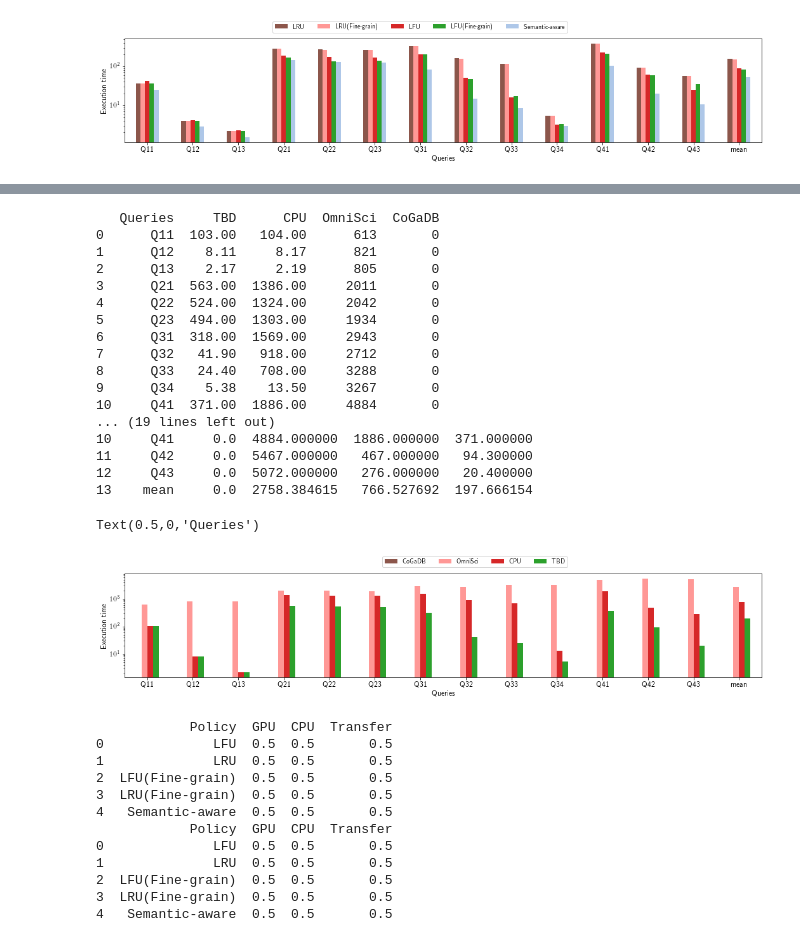
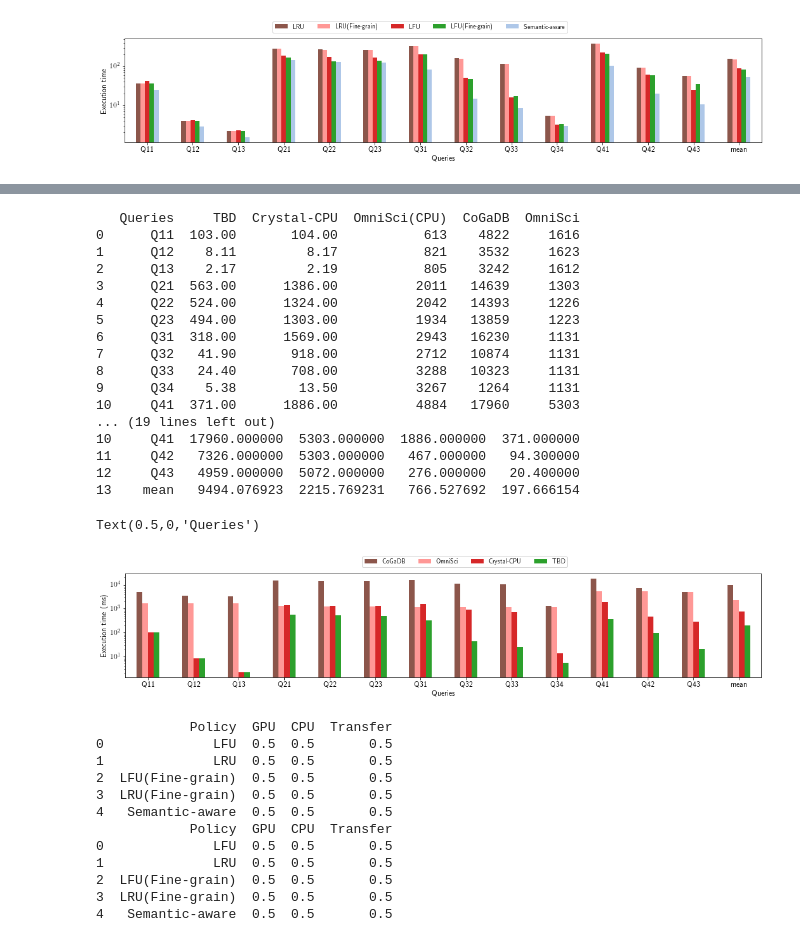
Before and after one commit to bwyogatama/Mordred-Deprecated, a Jupyter notebook: final.ipynb, the cells around one changed output, grey strips where cells are left out. Cells and saved outputs as stored; diff of their text form; code cells hidden in the pictures.

```diff
--- a/final.ipynb
+++ b/final.ipynb
@@ -1524,66 +1521,66 @@ import io
 
 data = {}
 
 
-data = """Queries,TBD,CPU,OmniSci,CoGaDB
-Q11, 103, 104, 613, 0
-Q12, 8.11, 8.17, 821, 0
-Q13, 2.17, 2.19, 805, 0
-Q21, 563, 1386, 2011, 0
-Q22, 524, 1324, 2042, 0
-Q23, 494, 1303, 1934, 0
-Q31, 318, 1569, 2943, 0
-Q32, 41.9, 918, 2712, 0
-Q33, 24.4, 708, 3288, 0
-Q34, 5.38, 13.5, 3267, 0
-Q41, 371, 1886, 4884, 0
-Q42, 94.3, 467, 5467, 0
-Q43, 20.4, 276, 5072, 0
+data = """Queries,TBD,Crystal-CPU,OmniSci(CPU),CoGaDB,OmniSci
+Q11, 103, 104, 613, 4822, 1616
+Q12, 8.11, 8.17, 821, 3532, 1623
+Q13, 2.17, 2.19, 805, 3242, 1612
+Q21, 563, 1386, 2011, 14639, 1303
+Q22, 524, 1324, 2042, 14393, 1226
+Q23, 494, 1303, 1934, 13859, 1223
+Q31, 318, 1569, 2943, 16230, 1131
+Q32, 41.9, 918, 2712, 10874, 1131
+Q33, 24.4, 708, 3288, 10323, 1131
+Q34, 5.38, 13.5, 3267, 1264, 1131
+Q41, 371, 1886, 4884, 17960, 5303
+Q42, 94.3, 467, 5467, 7326, 5303
+Q43, 20.4, 276, 5072, 4959, 5072
 """
 
 df = pd.read_csv(io.StringIO(data))
 
 print(df)
 
-df = df[['Queries','CoGaDB', 'OmniSci', 'CPU', 'TBD']]
+df = df[['Queries','CoGaDB', 'OmniSci', 'Crystal-CPU', 'TBD']]
 
 df2 = df.mean(axis = 0)
 df2['Queries'] = 'mean'
 
 print(df2)
 
 df = df.append(df2, ignore_index = True)
 
 print(df)
 
 my_colors = list(islice(cycle([tableau20[10], tableau20[7], tableau20[6], tableau20[4], tableau20[1], tableau20[2], 'k']), None, len(df)))
 
 plt.rcParams["figure.figsize"] = (18,3)
 fig, ax = plt.subplots()
 ax.set_yscale('log')
 df.set_index('Queries').plot(kind='bar', ax = ax, rot=0, color=my_colors, fontsize=12).legend(ncol=4, bbox_to_anchor=(0.7, 1.2))
-ax.set_ylabel("Execution time", fontsize=12)
+ax.set_ylabel("Execution time (ms)", fontsize=12)
 ax.set_xlabel("Queries", fontsize=12)
 # %% [output]
-   Queries     TBD      CPU  OmniSci  CoGaDB
-0      Q11  103.00   104.00      613       0
-1      Q12    8.11     8.17      821       0
-2      Q13    2.17     2.19      805       0
-3      Q21  563.00  1386.00     2011       0
-4      Q22  524.00  1324.00     2042       0
-5      Q23  494.00  1303.00     1934       0
-6      Q31  318.00  1569.00     2943       0
-7      Q32   41.90   918.00     2712       0
-8      Q33   24.40   708.00     3288       0
-9      Q34    5.38    13.50     3267       0
-10     Q41  371.00  1886.00     4884       0
+   Queries     TBD  Crystal-CPU  OmniSci(CPU)  CoGaDB  OmniSci
+0      Q11  103.00       104.00           613    4822     1616
+1      Q12    8.11         8.17           821    3532     1623
+2      Q13    2.17         2.19           805    3242     1612
+3      Q21  563.00      1386.00          2011   14639     1303
+4      Q22  524.00      1324.00          2042   14393     1226
+5      Q23  494.00      1303.00          1934   13859     1223
+6      Q31  318.00      1569.00          2943   16230     1131
+7      Q32   41.90       918.00          2712   10874     1131
+8      Q33   24.40       708.00          3288   10323     1131
+9      Q34    5.38        13.50          3267    1264     1131
+10     Q41  371.00      1886.00          4884   17960     5303
 ... (19 lines left out)
-10     Q41     0.0  4884.000000  1886.000000  371.000000
-11     Q42     0.0  5467.000000   467.000000   94.300000
-12     Q43     0.0  5072.000000   276.000000   20.400000
-13    mean     0.0  2758.384615   766.527692  197.666154
+10     Q41  17960.000000  5303.000000  1886.000000  371.000000
+11     Q42   7326.000000  5303.000000   467.000000   94.300000
+12     Q43   4959.000000  5072.000000   276.000000   20.400000
+13    mean   9494.076923  2215.769231   766.527692  197.666154
 Text(0.5,0,'Queries')
-[figure, old version]
+[figure, new version]
 # %%
 import json
 import io
```
Also changed, not shown: parts of 6 cells of this notebook, 16 other files.
